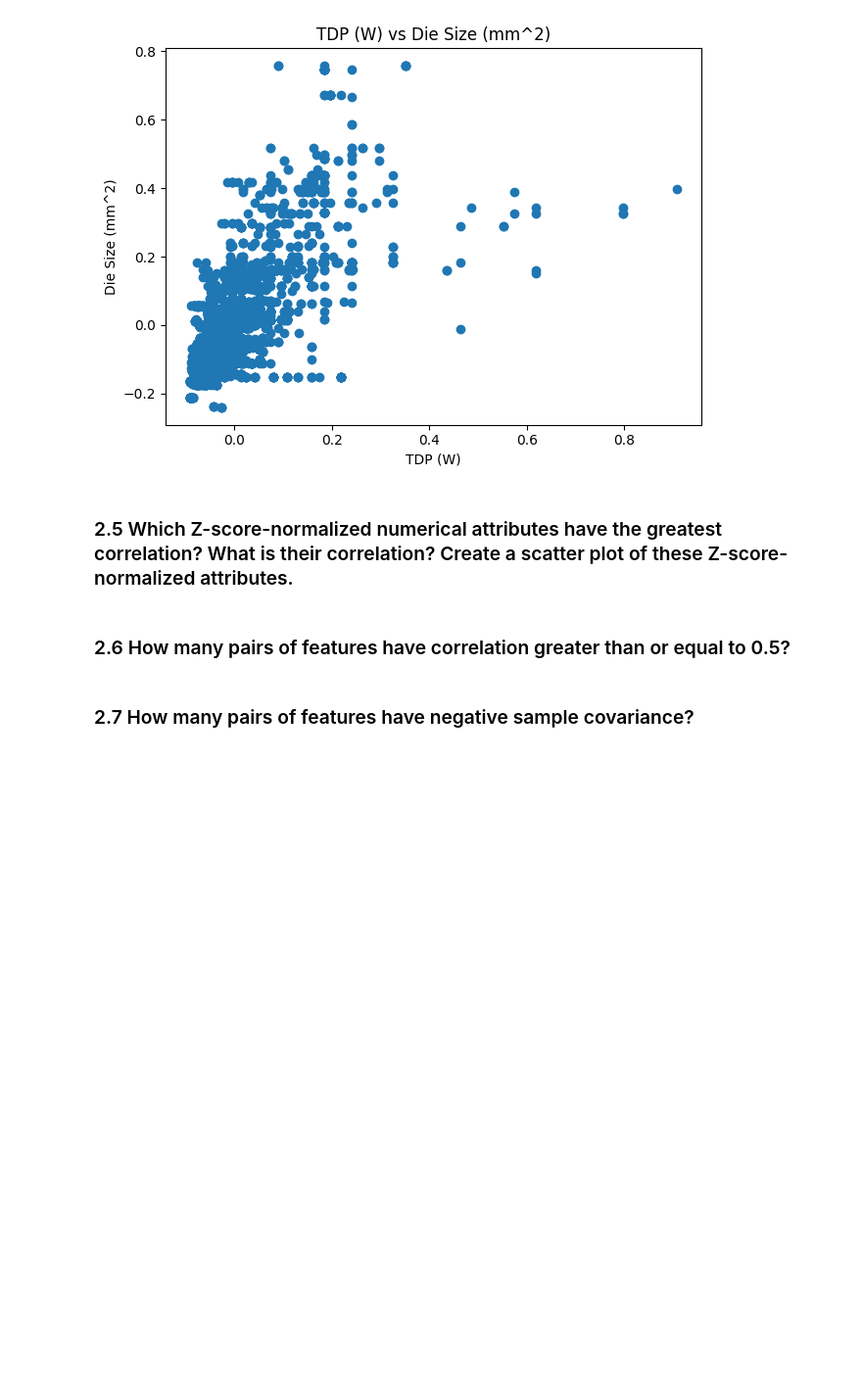
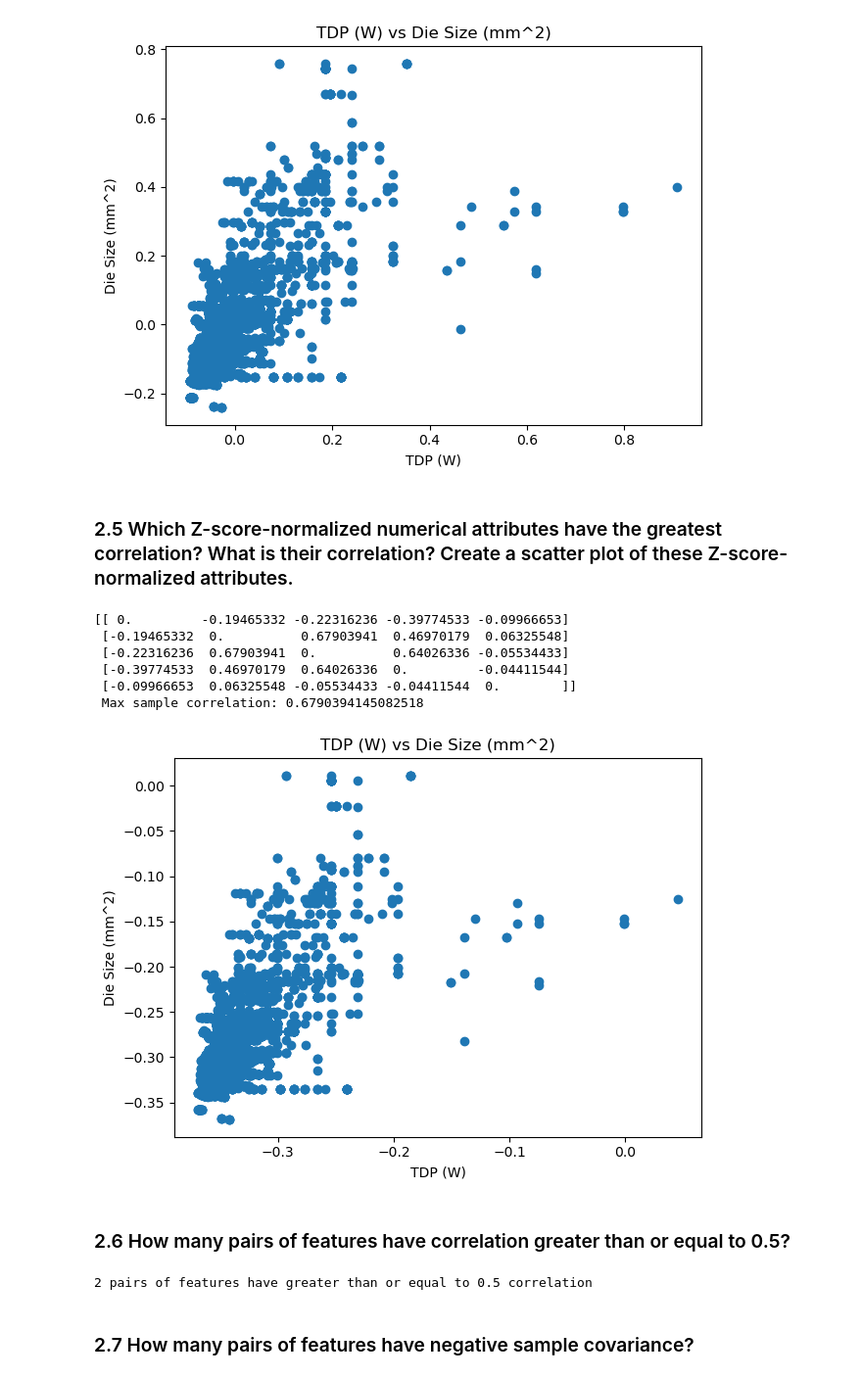
Before and after one commit to CodeAX2/csci-550-project1, a Jupyter notebook: Project1.ipynb, the cells around one changed output. Shown at 98% size. Drawn from its saved outputs; the diff is of its cells as text; code cells hidden in the pictures; blank space fills up the shorter version.

```diff
--- a/Project1.ipynb
+++ b/Project1.ipynb
@@ -134,5 +131,33 @@ from scipy.stats import zscore
+# %%
+from scipy.stats import zscore
+z_df = (np_df-np.mean(np_df))/(np.std(np_df))
+corr = np.corrcoef(z_df.T)
+np.fill_diagonal(corr,0)
+max_corr = corr.flat[np.abs(corr).argmax()]
+print(corr,"\n Max sample correlation:",max_corr)
+x,y = np.where(abs(corr) == max_corr)[0]
+
+Title = titles[x]+" vs "+titles[y]
+plt.figure()
+plt.scatter(z_df[:,x],z_df[:,y])
+plt.title(Title);plt.xlabel(titles[x]);plt.ylabel(titles[y])
+plt.tight_layout()
+plt.show()
+plt.close()
+# %% [output]
+[[ 0.         -0.19465332 -0.22316236 -0.39774533 -0.09966653]
+ [-0.19465332  0.          0.67903941  0.46970179  0.06325548]
+ [-0.22316236  0.67903941  0.          0.64026336 -0.05534433]
+ [-0.39774533  0.46970179  0.64026336  0.         -0.04411544]
+ [-0.09966653  0.06325548 -0.05534433 -0.04411544  0.        ]]
+ Max sample correlation: 0.6790394145082518
+[figure, added]
 # %% [markdown]
 ### 2.6 How many pairs of features have correlation greater than or equal to 0.5?
+# %%
+print(int(len(corr[corr>=0.5])/2),"pairs of features have greater than or equal to 0.5 correlation")
+# %% [output]
+2 pairs of features have greater than or equal to 0.5 correlation
 # %% [markdown]
 ### 2.7 How many pairs of features have negative sample covariance?
 # %%
```
Also changed, not shown: parts of 6 cells of this notebook.
